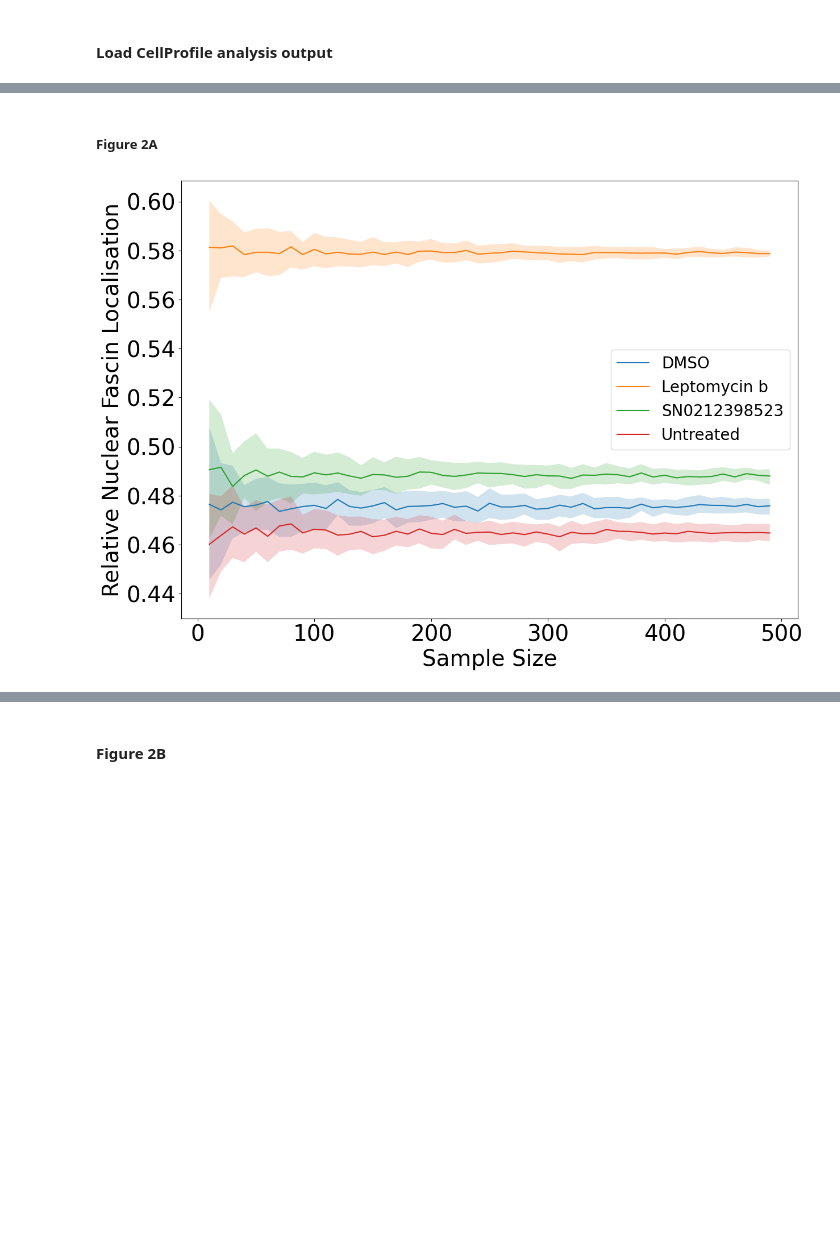
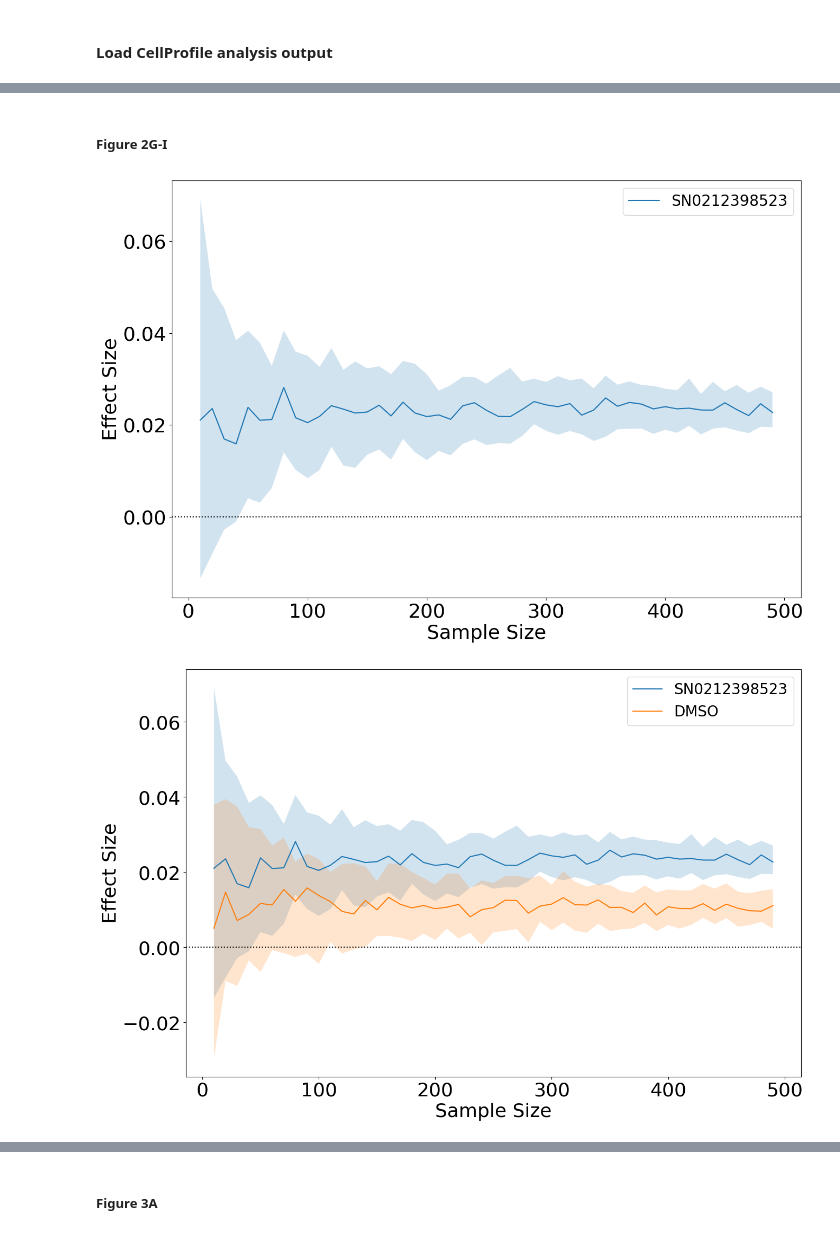
Before and after one commit to FrancisCrickInstitute/Enhancing-Reproducibility, a Jupyter notebook: notebooks/companion_notebook.ipynb, the cells around one changed output, grey strips where cells are left out. Saved outputs shown, nothing was run; the diff lists cells and outputs as text; code cells hidden in the pictures; blank space fills up the shorter version.

```diff
--- a/notebooks/companion_notebook.ipynb
+++ b/notebooks/companion_notebook.ipynb
@@ -19,8 +20,13 @@ from utility_functions import *
 # %% [markdown]
 #### Set up parameters for plots
 # %%
-plt.rcParams['font.size'] = 28
-color_dict = {'SN0212398523': 'orange', 'Untreated': 'blue', 'DMSO': 'gray', 'Leptomycin b': 'purple'}
+plt.rcParams['font.size'] = 26
+color_dict = {'SN1066932540': 'red',
+              'SN1054616339': 'yellow',
+              'SN0212398523': 'orange',
+              'Untreated': 'blue',
+              'DMSO': 'gray',
+              'Leptomycin b': 'purple'}
 # %% [markdown]
 #### Set up variables
 # %%
@@ -53,6 +56,9 @@ File downloaded successfully.
 #### Load CellProfile analysis output
 # %%
 annotations = load_and_prepare_data(idr_annotations_file_path, plate_number)
+compounds = annotations[annotations['Control Type'] == 'Treated'].set_index('Well')['Proprietary Compound'].to_dict()
+treatments_to_compounds = {'Treated': 'Treated', 'Negative Control': 'Untreated',
+                           'Neutral Control': 'DMSO', 'Stimulator Control': 'Leptomycin b'}
 image_data = pd.read_csv('./inputs/cell_profiler_outputs/Image.csv')
 nuc_data = pd.read_csv('./inputs/cell_profiler_outputs/Nuclei.csv')
 cyto_data = pd.read_csv('./inputs/cell_profiler_outputs/Cytoplasm.csv')
@@ -62,3 +68,3 @@ treatments = annotations.set_index('Well')['Control Type'].to_dict()
 # %%
-data_subset = prepare_data(nuc_data, cyto_data, image_data, treatments, treatments_to_compounds,
+data_subset = prepare_data(nuc_data, cyto_data, image_data, treatments, treatments_to_compounds, compounds,
                            ['J05', 'O02', 'E22', 'L08'])
@@ -79,9 +98,13 @@ generate_swarmplot(fig_width, fig_height, plot_rows, plot_cols, ['Untreated', 'D
 # %% [markdown]
-##### Figure 2A
+##### Figure 2G-I
 # %%
 sample_sizes = [*range(10, 500, 10)]
 num_iterations = 100
+data = data_subset
+y_label = 'Effect Size'
+treatments = ['SN0212398523', 'DMSO', 'Leptomycin b']
 
-plot_mean_v_sample_size(sample_sizes, num_iterations, data_subset, treatment_col, variable_of_interest, 'Relative Nuclear Fascin Localisation')
+plot_effect_size_v_sample_size(sample_sizes, num_iterations, data, treatment_col, variable_of_interest, y_label, treatments)
 # %% [output]
-[figure, old version]
+[figure, new version]
+[figure, added]
@@ -88,5 +112,5 @@ plot_mean_v_sample_size(sample_sizes, num_iterations, data_subset, treatment_col
 # %% [markdown]
-#### Figure 2B
+##### Figure 3A
 # %%
 sample_sizes = [*range(10, 500, 10)]
 num_iterations = 100
```
Also changed, not shown: parts of 14 cells of this notebook.
